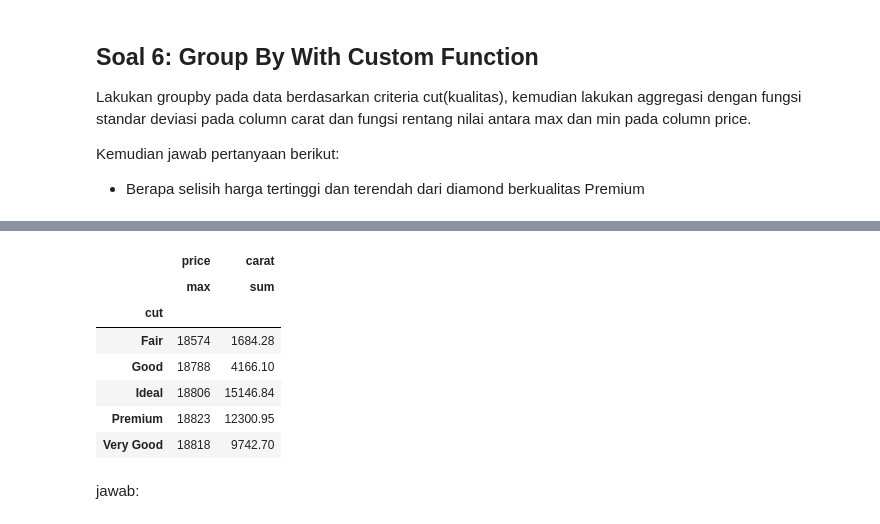
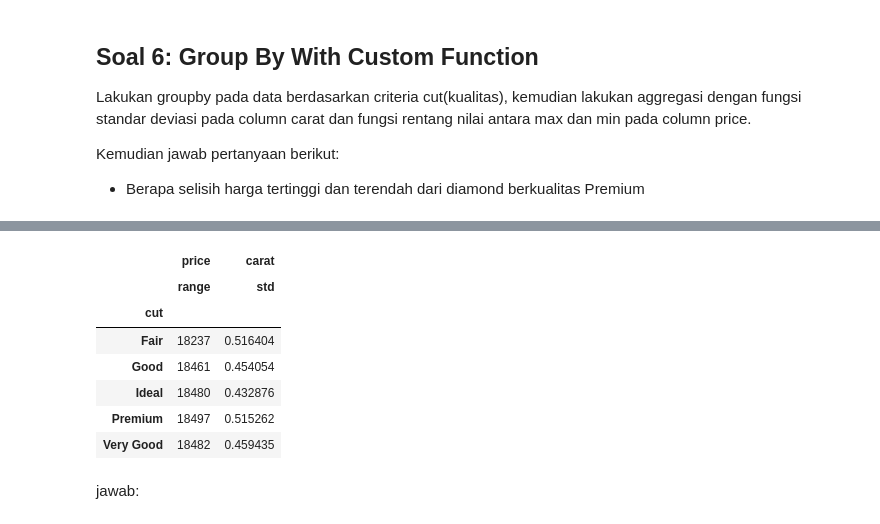
Before and after one commit to alif338/Python_Data_Science, a Jupyter notebook: Pekan 2/Tugas Hari 4 Pekan 2.ipynb, the cells around one changed output, grey strips where cells are left out. Drawn from its saved outputs; the diff is of its cells as text; code cells hidden in the pictures.

```diff
--- a/Pekan 2/Tugas Hari 4 Pekan 2.ipynb
+++ b/Pekan 2/Tugas Hari 4 Pekan 2.ipynb
@@ -196,21 +196,19 @@ Expected Output:
 # %%
 # code here
 import statistics as sts
+import numpy as np
 def range(p):
     return p.max() - p.min()
 
-def sstd(p):
-    return ((sum(p[i] - sts.mean(p)) for i in range(len(p)))**2/(len(p) - 1))**0.5
-
-df.groupby("cut").agg({'price':{max()}-{min},'carat':{sum}})
+df.groupby("cut").agg({'price':{range},'carat':{np.std}})
 # %% [output]
 |  | price | carat |
-|  | max | sum |
+|  | range | std |
 | cut |  |  |
-| Fair | 18574 | 1684.28 |
-| Good | 18788 | 4166.10 |
-| Ideal | 18806 | 15146.84 |
-| Premium | 18823 | 12300.95 |
-| Very Good | 18818 | 9742.70 |
+| Fair | 18237 | 0.516404 |
+| Good | 18461 | 0.454054 |
+| Ideal | 18480 | 0.432876 |
+| Premium | 18497 | 0.515262 |
+| Very Good | 18482 | 0.459435 |
 # %% [markdown]
 jawab:
```
